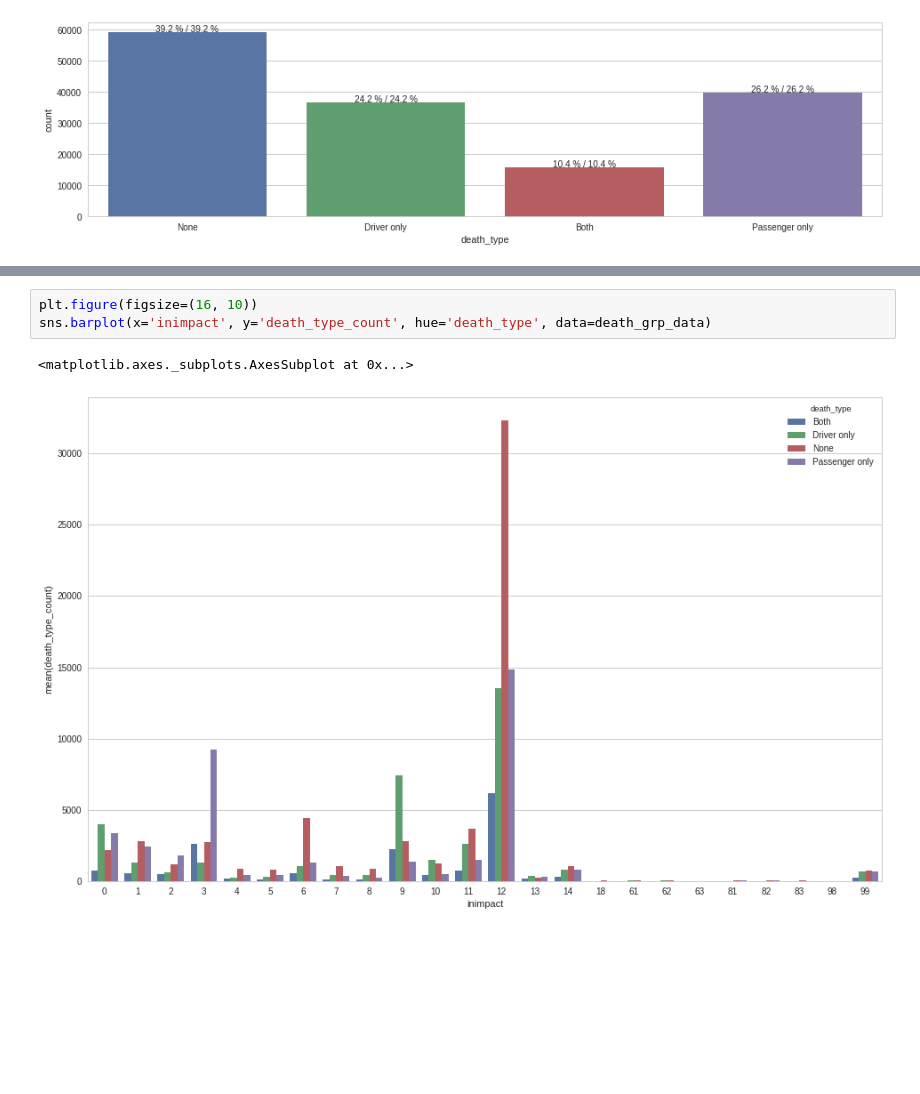
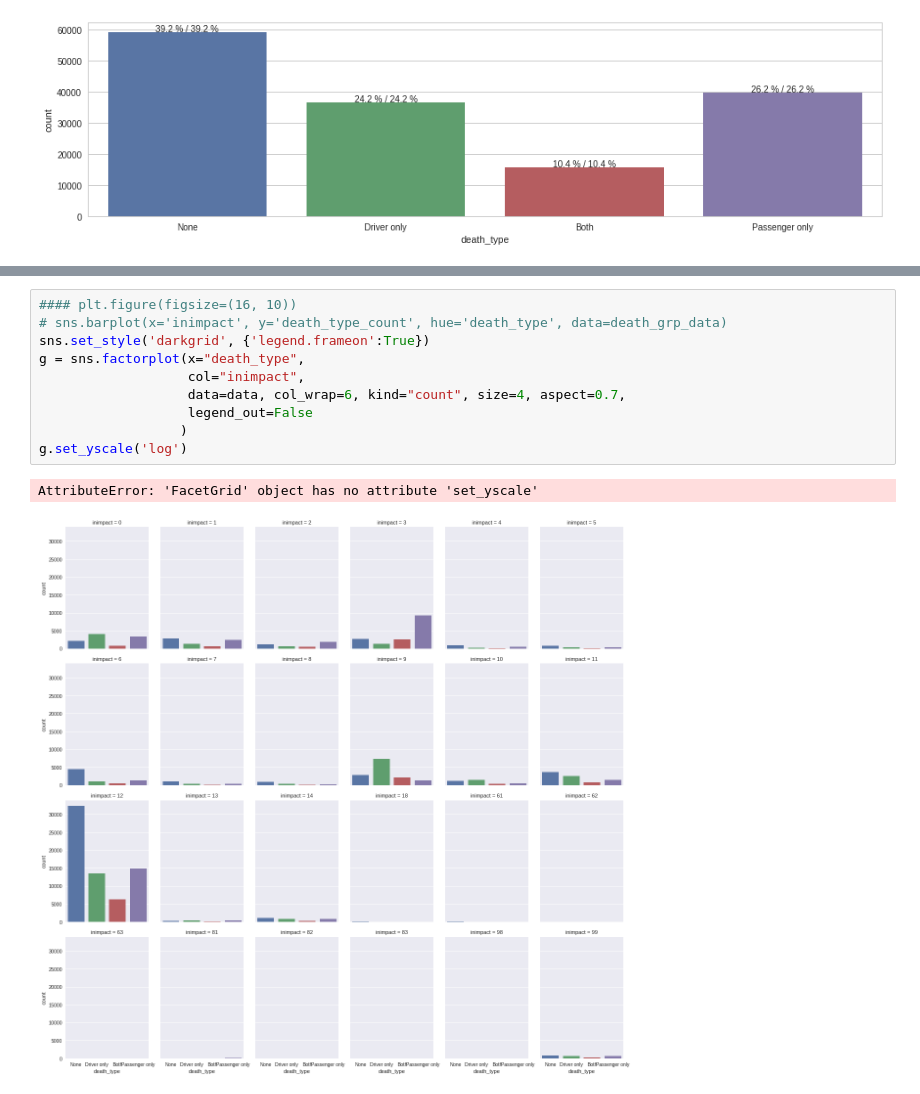
Before and after one commit to sohaibomr/data_analysis-FARS, a Jupyter notebook: sa_eda_fars.ipynb, the cells around one changed output, grey strips where cells are left out. Saved outputs shown, nothing was run; the diff lists cells and outputs as text; blank space fills up the shorter version.

Commit message:
since grouping death data and plotting factor plot

```diff
--- a/sa_eda_fars.ipynb
+++ b/sa_eda_fars.ipynb
@@ -193,6 +174,13 @@ death_grp_data[['inimpact', 'death_type', 'death_type_count']]
 # %%
-plt.figure(figsize=(16, 10))
-sns.barplot(x='inimpact', y='death_type_count', hue='death_type', data=death_grp_data)
+#### plt.figure(figsize=(16, 10))
+# sns.barplot(x='inimpact', y='death_type_count', hue='death_type', data=death_grp_data)
+sns.set_style('darkgrid', {'legend.frameon':True})
+g = sns.factorplot(x="death_type",
+                   col="inimpact",
+                   data=data, col_wrap=6, kind="count", size=4, aspect=0.7,
+                   legend_out=False
+                  )
+g.set_yscale('log')
 # %% [output]
-<matplotlib.axes._subplots.AxesSubplot at 0x...>
+AttributeError: 'FacetGrid' object has no attribute 'set_yscale'
-[figure, old version]
+[figure, new version]
```
Also changed, not shown: parts of 1 cell of this notebook.
